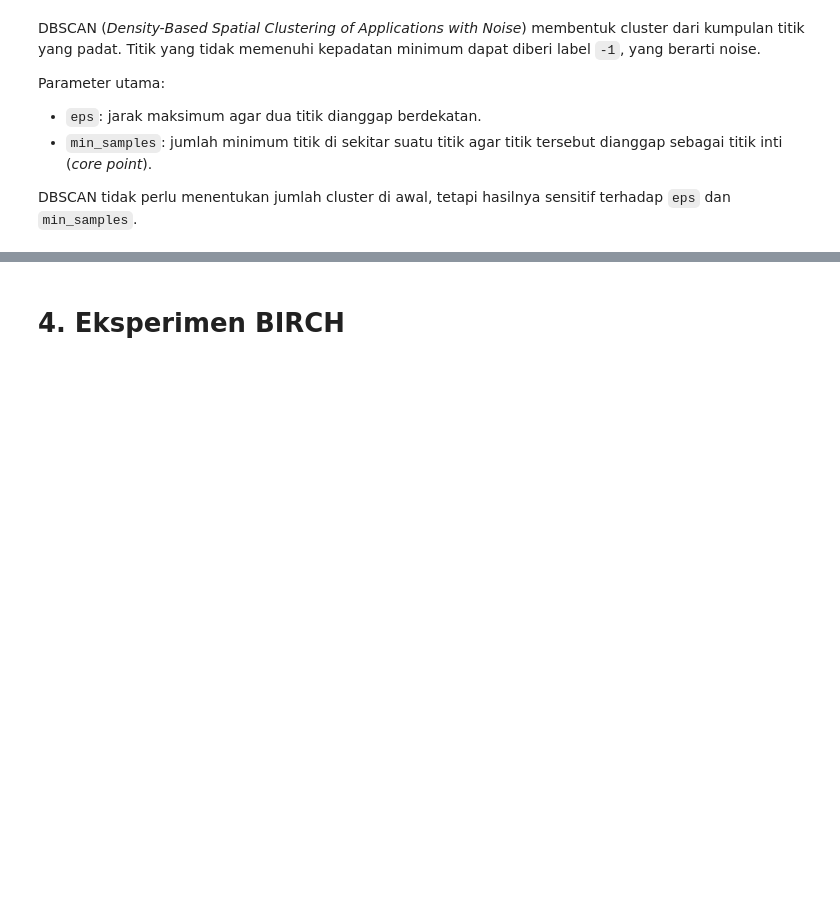
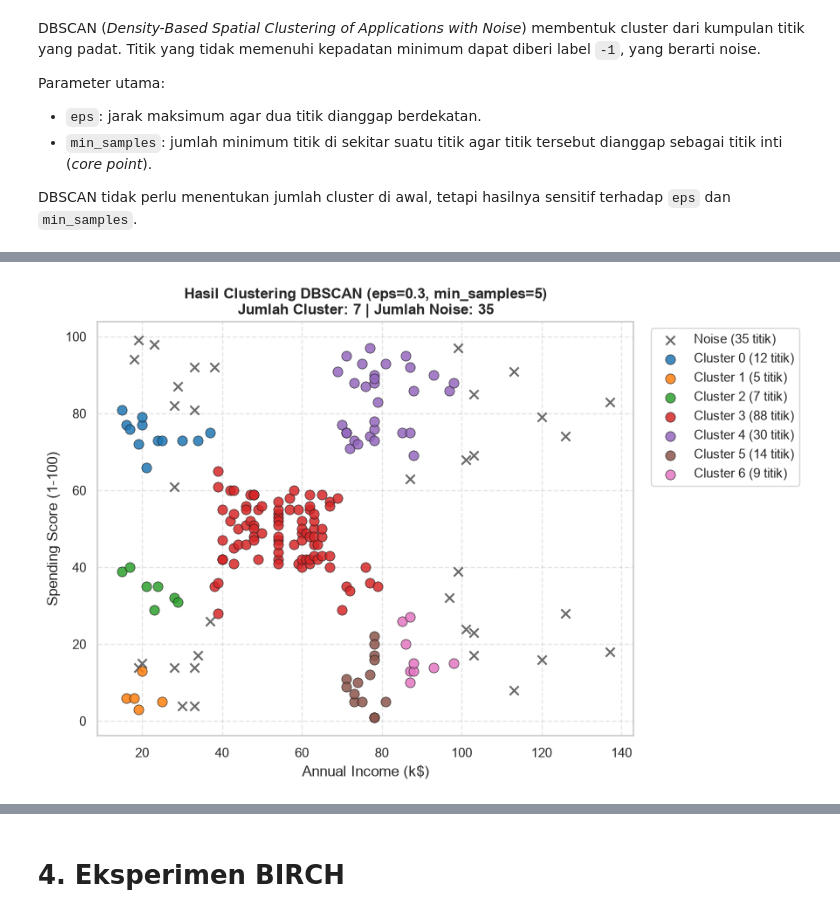
Before and after one commit to alfiwillianz-kuliah/Praktikum-ML-RKA, a Jupyter notebook: 7. DBSCAN, BIRCH, EM/DBSCAN_BIRCH_EM_NRP.ipynb, the cells around one changed output, grey strips where cells are left out. Saved outputs shown, nothing was run; the diff lists cells and outputs as text; code cells hidden in the pictures; blank space fills up the shorter version.

```diff
--- a/7. DBSCAN, BIRCH, EM/DBSCAN_BIRCH_EM_NRP.ipynb
+++ b/7. DBSCAN, BIRCH, EM/DBSCAN_BIRCH_EM_NRP.ipynb
@@ -104,11 +305,23 @@ Parameter utama:
 
 DBSCAN tidak perlu menentukan jumlah cluster di awal, tetapi hasilnya sensitif terhadap `eps` dan `min_samples`.
 # %%
-# Jalankan DBSCAN pada X_scaled.
-# Mulai dengan eps dan min_samples yang masuk akal, misalnya eps=0.3 dan min_samples=5.
-# Simpan label hasil clustering sebagai labels_dbscan.
-# Catatan: nilai eps perlu dicoba dan dievaluasi, bukan dianggap pasti paling baik.
+# Jalankan DBSCAN pada X_scaled dengan eps=0.3 dan min_samples=5.
+dbscan_base = DBSCAN(eps=0.3, min_samples=5)
+labels_dbscan = dbscan_base.fit_predict(X_scaled)
 # %%
 # Tampilkan jumlah anggota setiap label hasil DBSCAN.
 # Hitung jumlah cluster dengan tidak memasukkan label -1.
 # Hitung juga jumlah titik noise (label -1).
+
+label_counts = pd.Series(labels_dbscan).value_counts().sort_index()
+
+print('--- Distribusi Anggota Tiap Label (DBSCAN eps=0.3, min_samples=5) ---')
+for lbl, count in label_counts.items():
+    lbl_text = f'Noise (Label {lbl})' if lbl == -1 else f'Cluster {lbl}'
+    print(f'  {lbl_text:16s}: {count:3d} titik ({count / len(labels_dbscan) * 100:5.1f}%)')
+
+n_clusters_dbscan = len(set(labels_dbscan)) - (1 if -1 in labels_dbscan else 0)
+n_noise_dbscan = (labels_dbscan == -1).sum()
+
+print(f'\nJumlah cluster terbentuk (tanpa noise): {n_clusters_dbscan}')
+print(f'Jumlah titik noise (label -1)        : {n_noise_dbscan} dari {len(labels_dbscan)} data ({n_noise_dbscan / len(labels_dbscan) * 100:.1f}%)')
@@ -115,7 +341,44 @@ DBSCAN tidak perlu menentukan jumlah cluster di awal, tetapi hasilnya sensitif t
 # %%
-# Buat scatter plot hasil DBSCAN berdasarkan labels_dbscan.
-# Gunakan X_scaled atau X untuk koordinat plot; untuk interpretasi, X (fitur asli)
-# biasanya lebih mudah dipahami.
-# Beri judul dan label sumbu yang jelas, serta pastikan noise dapat dibedakan.
+# Buat scatter plot hasil DBSCAN berdasarkan labels_dbscan pada koordinat fitur asli X.
+plt.figure(figsize=(9, 6))
+
+unique_labels = sorted(list(set(labels_dbscan)))
+palette = sns.color_palette('tab10', n_colors=max(n_clusters_dbscan, 1))
+
+color_idx = 0
+for lbl in unique_labels:
+    mask = (labels_dbscan == lbl)
+    if lbl == -1:
+        plt.scatter(
+            X.loc[mask, 'Annual Income (k$)'],
+            X.loc[mask, 'Spending Score (1-100)'],
+            c='dimgray',
+            marker='x',
+            s=55,
+            linewidths=1.5,
+            label=f'Noise ({mask.sum()} titik)'
+        )
+    else:
+        plt.scatter(
+            X.loc[mask, 'Annual Income (k$)'],
+            X.loc[mask, 'Spending Score (1-100)'],
+            color=palette[color_idx % len(palette)],
+            s=65,
+            alpha=0.85,
+            edgecolors='k',
+            linewidths=0.5,
+            label=f'Cluster {lbl} ({mask.sum()} titik)'
+        )
+        color_idx += 1
+
+plt.title(f'Hasil Clustering DBSCAN (eps=0.3, min_samples=5)\nJumlah Cluster: {n_clusters_dbscan} | Jumlah Noise: {n_noise_dbscan}', fontsize=12, fontweight='bold')
+plt.xlabel('Annual Income (k$)')
+plt.ylabel('Spending Score (1-100)')
+plt.legend(bbox_to_anchor=(1.02, 1), loc='upper left', frameon=True)
+plt.grid(True, linestyle='--', alpha=0.5)
+plt.tight_layout()
+plt.show()
+# %% [output]
+[figure, added]
 # %%
 # Coba beberapa kombinasi eps dan min_samples.
```
Also changed, not shown: parts of 30 cells of this notebook, 1 other file.
